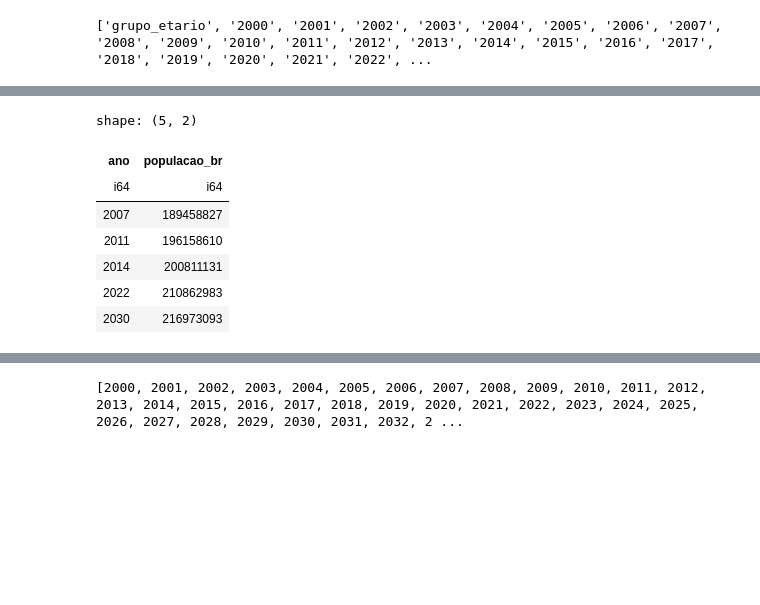
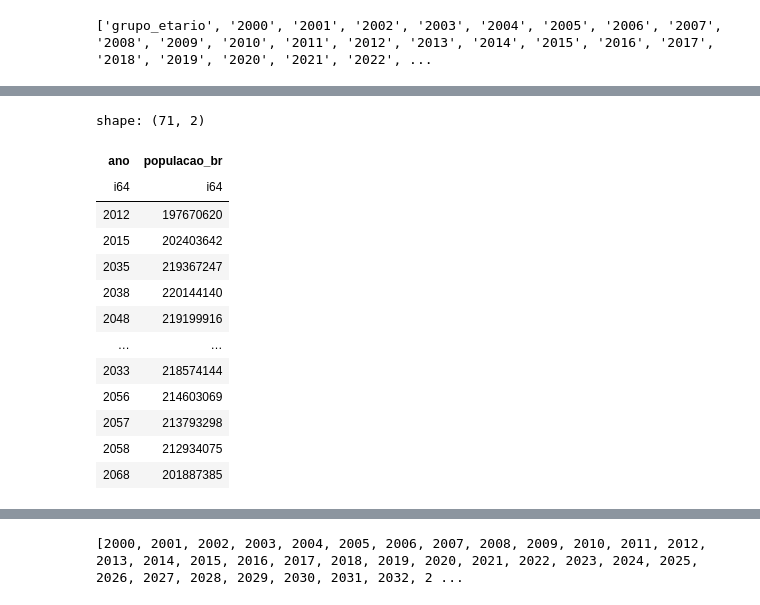
Before and after one commit to LazaroDamasceno/Analise-Dados-com-Python, a Jupyter notebook: ibge/projecao_populacao/projecao_populacao.ipynb, the cells around one changed output, grey strips where cells are left out. Cells and saved outputs as stored; diff of their text form; code cells hidden in the pictures; blank space fills up the shorter version.

```diff
--- a/ibge/projecao_populacao/projecao_populacao.ipynb
+++ b/ibge/projecao_populacao/projecao_populacao.ipynb
@@ -82,5 +29,3 @@ print(df.columns)
-# %%
-df = df.drop(['SEXO', 'CÓD.', 'SIGLA', 'LOCAL'])
 # %%
 df = df.rename({
     'GRUPO ETÁRIO': 'grupo_etario'
@@ -90,13 +35,13 @@ print(df.columns)
 # %% [output]
 ['grupo_etario', '2000', '2001', '2002', '2003', '2004', '2005', '2006', '2007', '2008', '2009', '2010', '2011', '2012', '2013', '2014', '2015', '2016', '2017', '2018', '2019', '2020', '2021', '2022', ...
 # %%
-df_tidy = df.unpivot(
+df_unpivoted = df.unpivot(
     index='grupo_etario',
     on=[str(x) for x in range(2000, 2071)],
     variable_name='ano',
     value_name='populacao_br'
 )
 # %%
-df_tidy = df_tidy.with_columns(
+df_unpivoted = df_unpivoted.with_columns(
     pl.col('ano').cast(int)
 )
@@ -114,18 +65,24 @@ shape: (5, 3)
 # %%
-df_grouped = df_tidy.group_by('ano').agg(
+df_grouped = df_unpivoted.group_by('ano').agg(
     pl.col('populacao_br').sum()
 )
 # %%
-df_grouped.head()
+df_grouped
 # %% [output]
-shape: (5, 2)
+shape: (71, 2)
 | ano | populacao_br |
 | i64 | i64 |
-| 2007 | 189458827 |
-| 2011 | 196158610 |
-| 2014 | 200811131 |
-| 2022 | 210862983 |
-| 2030 | 216973093 |
+| 2012 | 197670620 |
+| 2015 | 202403642 |
+| 2035 | 219367247 |
+| 2038 | 220144140 |
+| 2048 | 219199916 |
+| … | … |
+| 2033 | 218574144 |
+| 2056 | 214603069 |
+| 2057 | 213793298 |
+| 2058 | 212934075 |
+| 2068 | 201887385 |
 # %%
 df_sorted = df_grouped.sort('ano', descending=False)
 # %%
```
Also changed, not shown: parts of 13 cells of this notebook, 1 other file.
